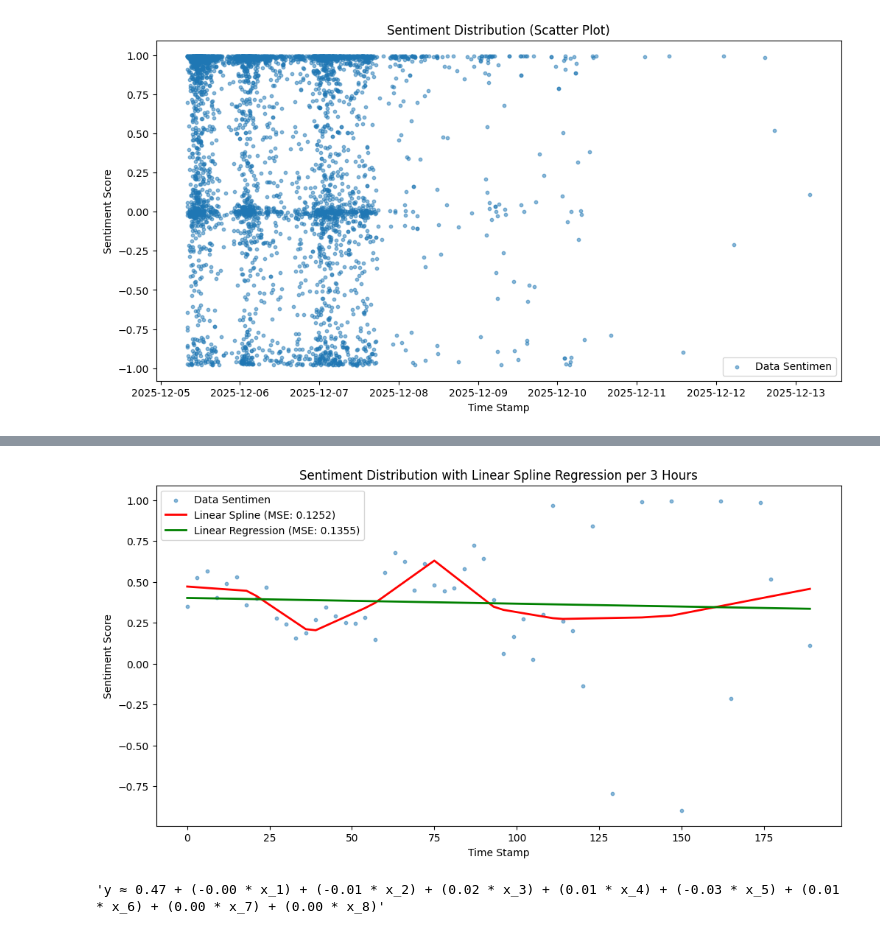
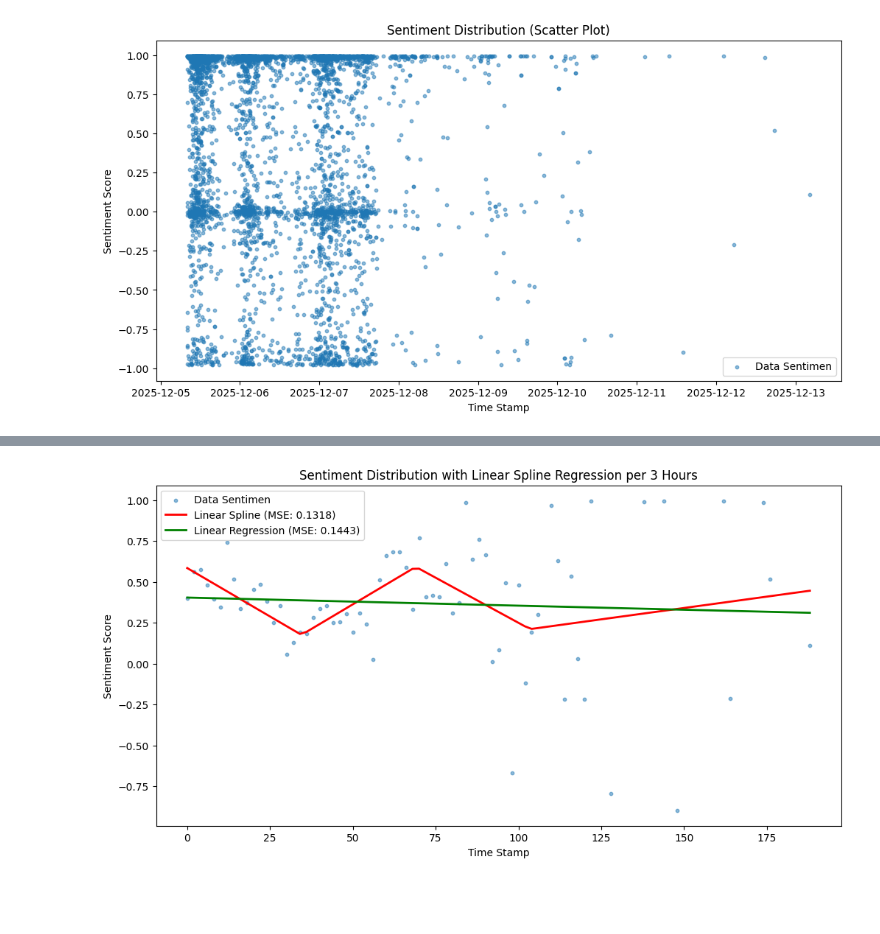
Before and after one commit to YehezkielG/sentiment-spline-truncated-bencana-banjir, a Jupyter notebook: notebook.ipynb, the cells around one changed output, grey strips where cells are left out. Drawn from its saved outputs; the diff is of its cells as text; code cells hidden in the pictures; blank space fills up the shorter version.

Commit message:
update: using GCV to know best knot total

```diff
--- a/notebook.ipynb
+++ b/notebook.ipynb
@@ -140,22 +140,28 @@ def calculate_gcv(y_true, y_pred, n_knots):
     penalty = (1 - (df / n)) ** 2
     return mse / penalty
 
-def auto_tune_spline(x_data, y_data , max_knots):
+def auto_tune_spline(x_data, y_data, max_knots=10):
     best_n = 1
     best_score = float('inf')
 
+    # Kita simpan "artefak" terbaiknya di sini
     best_model_obj = None
     best_knots_loc = None
 
+    print(f"{'Knots':<5} | {'GCV Score':<10} | {'Status'}")
+    print("-" * 30)
 
     for n in range(1, max_knots + 1):
+        # A. Setup
         current_knots = get_quantile_knots(x_data, n)
         X_spline = create_spline_features(x_data, current_knots)
 
-        model = Model()
+        # B. Train
+        model = LinearRegression()
         model.fit(X_spline, y_data)
         y_pred = model.predict(X_spline)
 
+        # C. Score
         score = calculate_gcv(y_data, y_pred, n)
 
         is_best = ""
@@ -163,18 +169,25 @@ def auto_tune_spline(x_data, y_data , max_knots):
             best_score = score
             best_n = n
 
+            # SIMPAN OBJEK PENTINGNYA
+            best_model_obj = model
             best_knots_loc = current_knots
-            is_best = "*"
+            is_best = "*" # Penanda visual
 
-    return best_n, best_knots_loc
+        print(f"{n:<5} | {score:.4f}     | {is_best}")
+
+    print("-" * 30)
+    print(f"JUARA: {best_n} Knots (GCV Terendah)")
+
+    # RETURN PAKET LENGKAP (Tuple)
+    return best_n, best_knots_loc, best_model_obj
 # %%
 df_regression_indexed = df_regression.set_index(pd.to_datetime(df['createTime'], unit='s'))
 
-df_resampled = df_regression_indexed['y'].resample('3h').mean()
+df_resampled = df_regression_indexed['y'].resample('2h').mean()
 df_resampled = df_resampled.dropna()
 
 start_time = df_resampled.index.min()
 df_regression_resampled = pd.DataFrame()
 df_regression_resampled['x'] = (df_resampled.index - start_time).total_seconds() / 3600
 df_regression_resampled['y'] = df_resampled.values
-df_regression
@@ -195,8 +194,8 @@ df_regression
 # %%
 x = df_regression_resampled['x'].values
-y = df_resampled.values
+y = df_regression_resampled['y'].values
 n_knots = 7
-best_knots = get_quantile_knots(x, n_knots)
-print(f"Lokasi Knots ditemukan di x = {np.round(best_knots, 2)}")
-X_spline = create_spline_features(x, best_knots)
+optimal_n, final_knots, final_model = auto_tune_spline(x, y, n_knots)
+print(f"Lokasi Knots ditemukan di x = {final_knots}")
+X_spline = create_spline_features(x, final_knots)
 # %% [output]
@@ -204,31 +214,26 @@ Lokasi Knots ditemukan di x = [ 18.75  37.5   56.25  75.    93.75 112.5  144.75]
 # %%
 from LR import Model
 
-model = Model()
-model.fit(X_spline, y)
-y_pred = model.predict(X_spline)
+final_model.fit(X_spline, y)
+y_pred = final_model.predict(X_spline)
 
-model_no_spline = Model()
+model_no_spline = LinearRegression()
 model_no_spline.fit(x.reshape(-1, 1), y)
 y_pred_linear = model_no_spline.predict(x.reshape(-1, 1))
 
 # Calculate MSE
 mse_spline = mean_squared_error(y, y_pred)
 mse_linear = mean_squared_error(y, y_pred_linear)
 
 plt.figure(figsize=(12, 6))
 plt.scatter(x, y, alpha=0.5, s=10, label='Data Sentimen')
 plt.plot(x, y_pred, color='red', linewidth=2, label=f'Linear Spline (MSE: {mse_spline:.4f})')
 plt.plot(x, y_pred_linear, color='green', linewidth=2, label=f'Linear Regression (MSE: {mse_linear:.4f})')
 
 plt.title("Sentiment Distribution with Linear Spline Regression per 3 Hours")
 plt.xlabel("Time Stamp")
 plt.ylabel("Sentiment Score")
 plt.legend()
 plt.show()
 # %% [output]
-[figure, old version]
+[figure, new version]
-# %%
-model.show_equation()
-# %% [output]
-'y ≈ 0.47 + (-0.00 * x_1) + (-0.01 * x_2) + (0.02 * x_3) + (0.01 * x_4) + (-0.03 * x_5) + (0.01 * x_6) + (0.00 * x_7) + (0.00 * x_8)'
```
Also changed, not shown: parts of 3 cells of this notebook, 1 other file.
